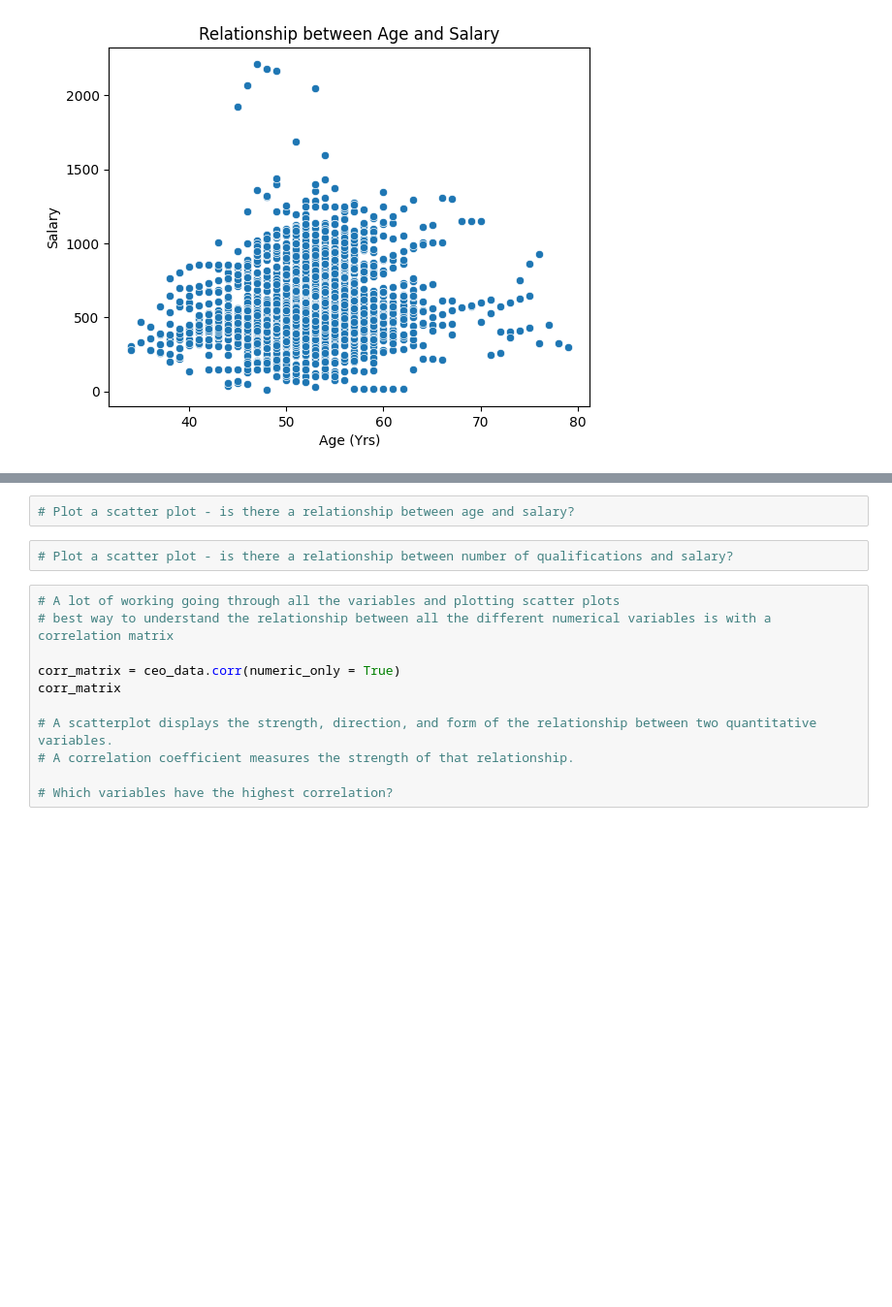
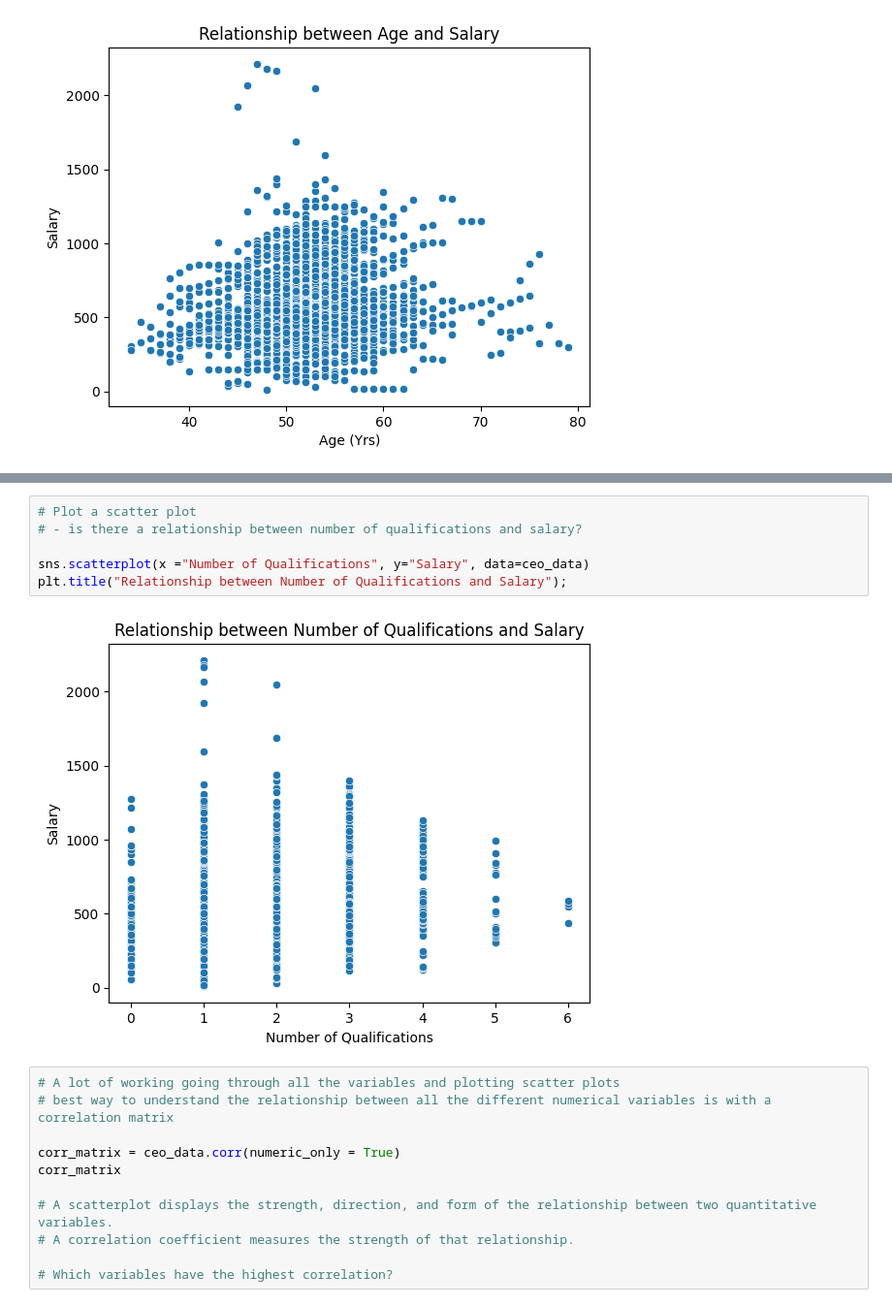
Before and after one commit to shaq31415926/hr-analytics, a Jupyter notebook: notebooks/06-sh-exploring-ceo-data-part-3.ipynb, the cells around one changed output, grey strips where cells are left out. Shown at 97% size. Cells and saved outputs as stored; diff of their text form; blank space fills up the shorter version.

```diff
--- a/notebooks/06-sh-exploring-ceo-data-part-3.ipynb
+++ b/notebooks/06-sh-exploring-ceo-data-part-3.ipynb
@@ -163,7 +175,11 @@ plt.title("Relationship between Age and Salary with Gender");
-# %%
-# Plot a scatter plot - is there a relationship between age and salary?
 # %%
-# Plot a scatter plot - is there a relationship between number of qualifications and salary?
+# Plot a scatter plot
+# - is there a relationship between number of qualifications and salary?
+
+sns.scatterplot(x ="Number of Qualifications", y="Salary", data=ceo_data)
+plt.title("Relationship between Number of Qualifications and Salary");
+# %% [output]
+[figure, added]
 # %%
 # A lot of working going through all the variables and plotting scatter plots
 # best way to understand the relationship between all the different numerical variables is with a correlation matrix
```
Also changed, not shown: parts of 12 cells of this notebook, 1 other file.
